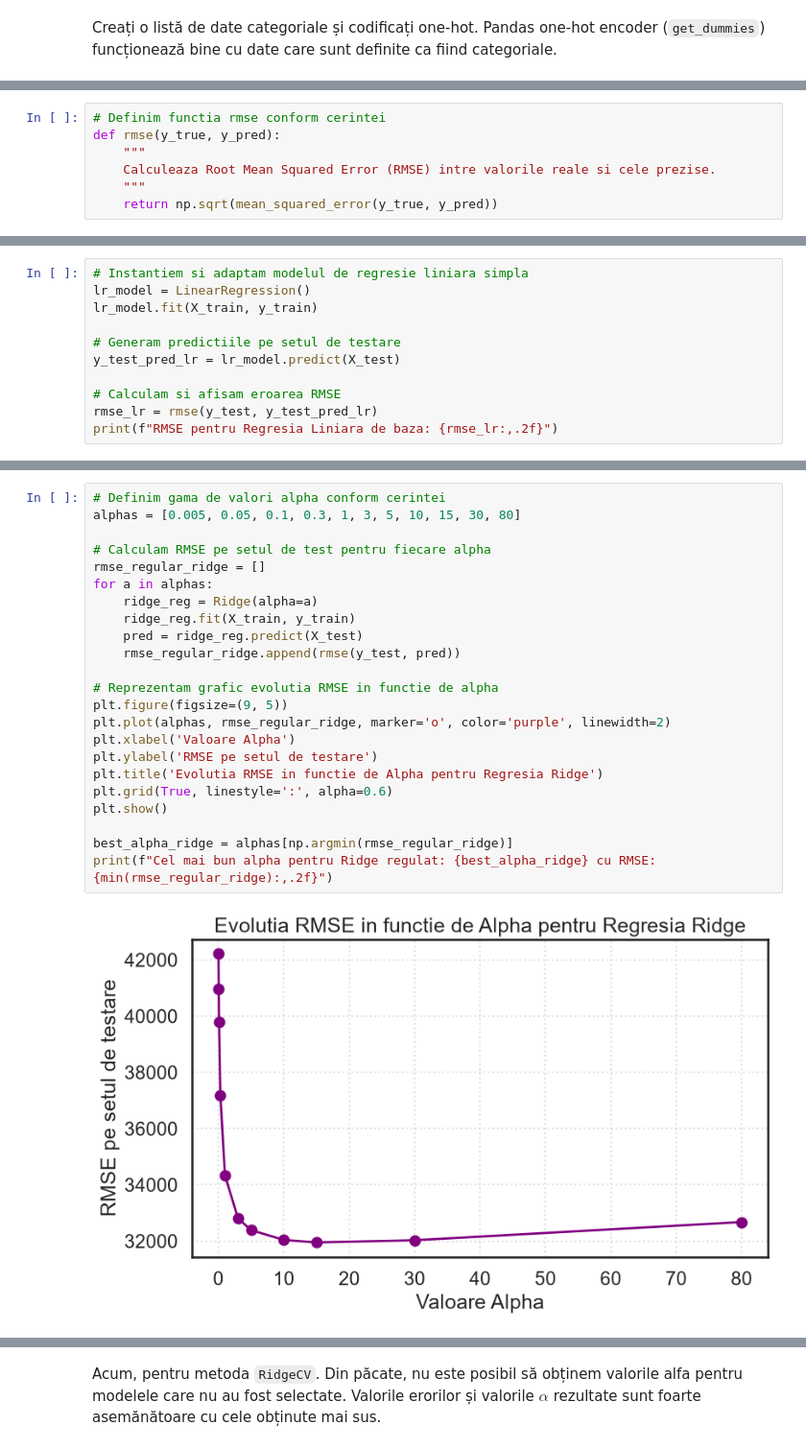
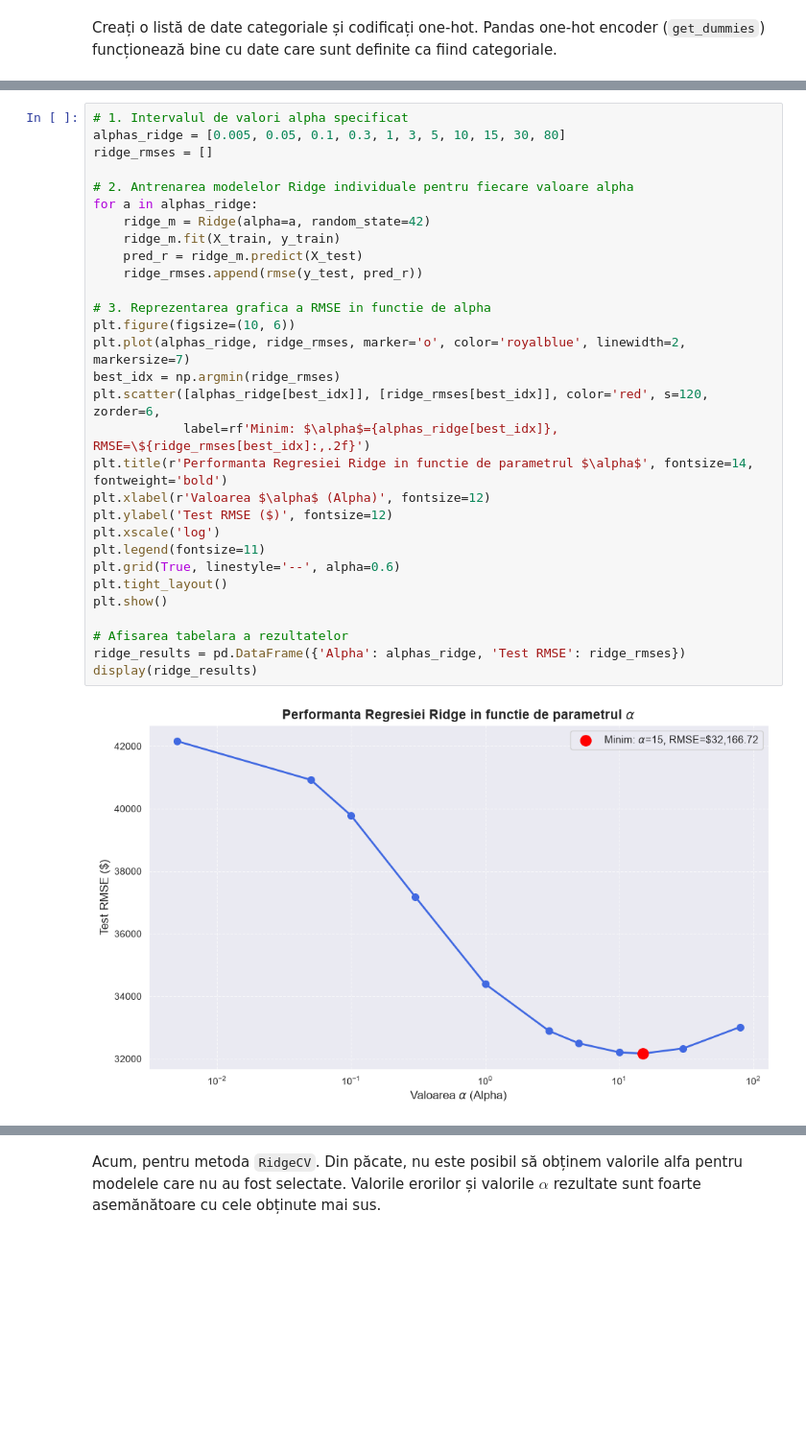
Before and after one commit to yettensyvus/ML-labs, a Jupyter notebook: lab04-05/Ro_04_Regularization_and_Gradient_Descent_Exercises.ipynb, the cells around one changed output, grey strips where cells are left out. Shown at 96% size. Drawn from its saved outputs; the diff is of its cells as text; blank space fills up the shorter version.

```diff
--- a/lab04-05/Ro_04_Regularization_and_Gradient_Descent_Exercises.ipynb
+++ b/lab04-05/Ro_04_Regularization_and_Gradient_Descent_Exercises.ipynb
@@ -307,7 +287,0 @@ Dimensiune y_test: (414,)
-# %%
-# Definim functia rmse conform cerintei
-def rmse(y_true, y_pred):
-    """
-    Calculeaza Root Mean Squared Error (RMSE) intre valorile reale si cele prezise.
-    """
-    return np.sqrt(mean_squared_error(y_true, y_pred))
@@ -318,11 +287,0 @@ def rmse(y_true, y_pred):
-# %%
-# Instantiem si adaptam modelul de regresie liniara simpla
-lr_model = LinearRegression()
-lr_model.fit(X_train, y_train)
-
-# Generam predictiile pe setul de testare
-y_test_pred_lr = lr_model.predict(X_test)
-
-# Calculam si afisam eroarea RMSE
-rmse_lr = rmse(y_test, y_test_pred_lr)
-print(f"RMSE pentru Regresia Liniara de baza: {rmse_lr:,.2f}")
@@ -355,27 +326,34 @@ Regresia Ridge utilizează normalizarea L2 pentru a reduce magnitudinea coeficie
 * Utilizați $$[0.005, 0.05, 0.1, 0.3, 1, 3, 5, 10, 15, 30, 80]$$ ca interval de alphas.
 * Apoi repetați ajustarea modelelor Ridge folosind gama de valori $\alpha$ din secțiunea anterioară. Comparați rezultatele.
 # %%
-# Definim gama de valori alpha conform cerintei
-alphas = [0.005, 0.05, 0.1, 0.3, 1, 3, 5, 10, 15, 30, 80]
+# 1. Intervalul de valori alpha specificat
+alphas_ridge = [0.005, 0.05, 0.1, 0.3, 1, 3, 5, 10, 15, 30, 80]
+ridge_rmses = []
 
-# Calculam RMSE pe setul de test pentru fiecare alpha
-rmse_regular_ridge = []
-for a in alphas:
-    ridge_reg = Ridge(alpha=a)
-    ridge_reg.fit(X_train, y_train)
-    pred = ridge_reg.predict(X_test)
-    rmse_regular_ridge.append(rmse(y_test, pred))
+# 2. Antrenarea modelelor Ridge individuale pentru fiecare valoare alpha
+for a in alphas_ridge:
+    ridge_m = Ridge(alpha=a, random_state=42)
+    ridge_m.fit(X_train, y_train)
+    pred_r = ridge_m.predict(X_test)
+    ridge_rmses.append(rmse(y_test, pred_r))
 
-# Reprezentam grafic evolutia RMSE in functie de alpha
-plt.figure(figsize=(9, 5))
-plt.plot(alphas, rmse_regular_ridge, marker='o', color='purple', linewidth=2)
-plt.xlabel('Valoare Alpha')
-plt.ylabel('RMSE pe setul de testare')
-plt.title('Evolutia RMSE in functie de Alpha pentru Regresia Ridge')
-plt.grid(True, linestyle=':', alpha=0.6)
+# 3. Reprezentarea grafica a RMSE in functie de alpha
+plt.figure(figsize=(10, 6))
+plt.plot(alphas_ridge, ridge_rmses, marker='o', color='royalblue', linewidth=2, markersize=7)
+best_idx = np.argmin(ridge_rmses)
+plt.scatter([alphas_ridge[best_idx]], [ridge_rmses[best_idx]], color='red', s=120, zorder=6,
+            label=rf'Minim: $\alpha$={alphas_ridge[best_idx]}, RMSE=\${ridge_rmses[best_idx]:,.2f}')
+plt.title(r'Performanta Regresiei Ridge in functie de parametrul $\alpha$', fontsize=14, fontweight='bold')
+plt.xlabel(r'Valoarea $\alpha$ (Alpha)', fontsize=12)
+plt.ylabel('Test RMSE ($)', fontsize=12)
+plt.xscale('log')
+plt.legend(fontsize=11)
+plt.grid(True, linestyle='--', alpha=0.6)
+plt.tight_layout()
 plt.show()
 
-best_alpha_ridge = alphas[np.argmin(rmse_regular_ridge)]
-print(f"Cel mai bun alpha pentru Ridge regulat: {best_alpha_ridge} cu RMSE: {min(rmse_regular_ridge):,.2f}")
+# Afisarea tabelara a rezultatelor
+ridge_results = pd.DataFrame({'Alpha': alphas_ridge, 'Test RMSE': ridge_rmses})
+display(ridge_results)
 # %% [output]
-[figure, old version]
+[figure, new version]
```
Also changed, not shown: parts of 50 cells of this notebook, 1 other file.
